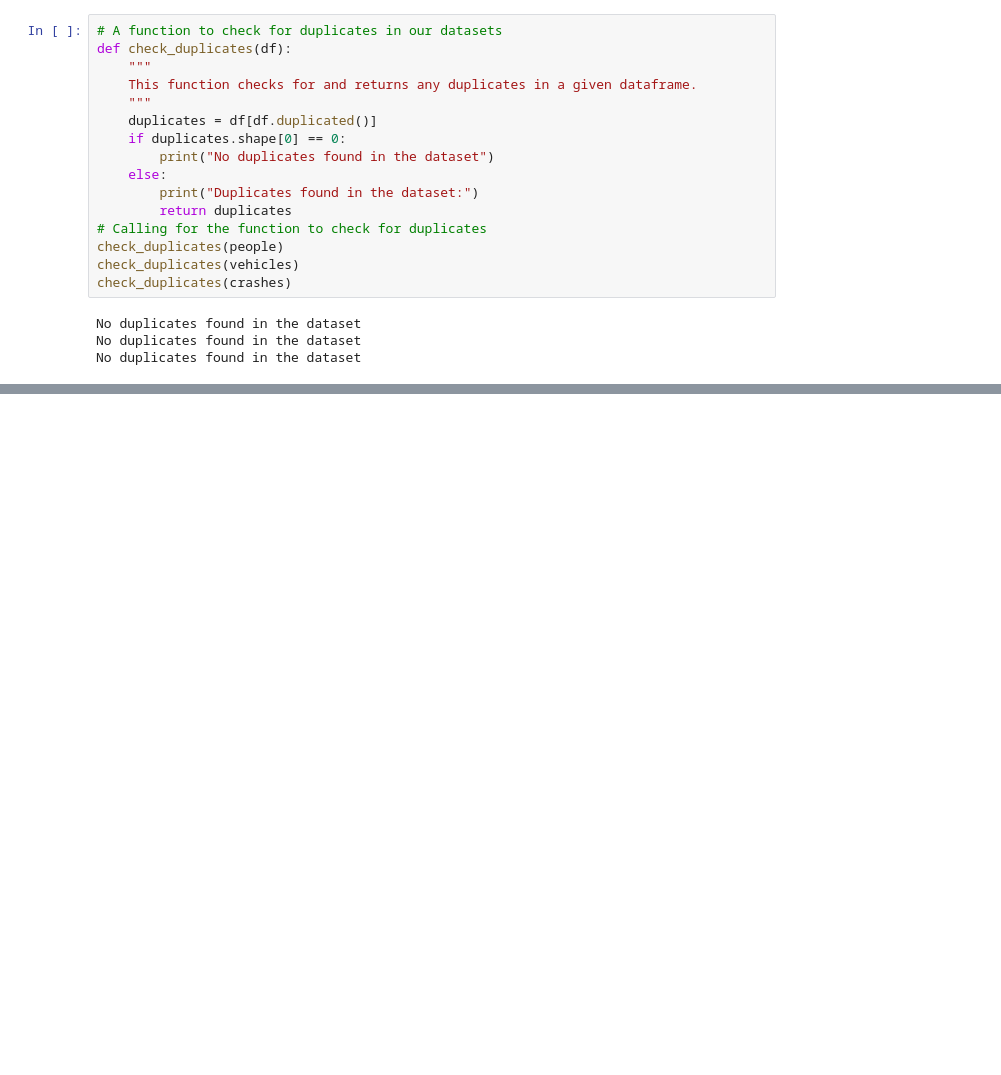
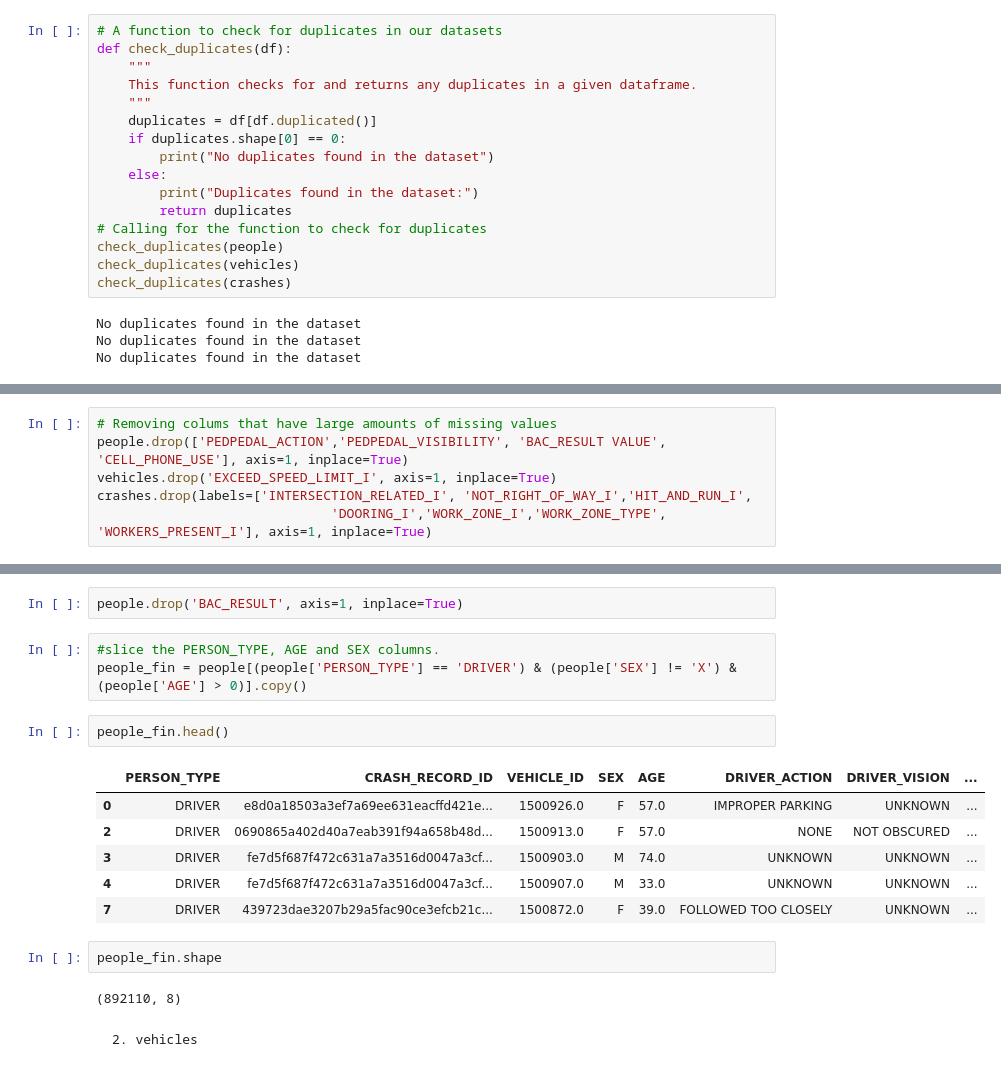
Before and after one commit to Lawez/phase-3-project, a Jupyter notebook: student.ipynb, the cells around one changed output, grey strips where cells are left out. Cells and saved outputs as stored; diff of their text form; blank space fills up the shorter version.

```diff
--- a/student.ipynb
+++ b/student.ipynb
@@ -275,0 +303,6 @@ display(check_missing_values(crashes))
+# %%
+# Removing colums that have large amounts of missing values
+people.drop(['PEDPEDAL_ACTION','PEDPEDAL_VISIBILITY', 'BAC_RESULT VALUE', 'CELL_PHONE_USE'], axis=1, inplace=True)
+vehicles.drop('EXCEED_SPEED_LIMIT_I', axis=1, inplace=True)
+crashes.drop(labels=['INTERSECTION_RELATED_I', 'NOT_RIGHT_OF_WAY_I','HIT_AND_RUN_I',
+                              'DOORING_I','WORK_ZONE_I','WORK_ZONE_TYPE', 'WORKERS_PRESENT_I'], axis=1, inplace=True)
@@ -275,0 +382,20 @@ display(check_missing_values(crashes))
+# %%
+people.drop('BAC_RESULT', axis=1, inplace=True)
+# %%
+#slice the PERSON_TYPE, AGE and SEX columns.
+people_fin = people[(people['PERSON_TYPE'] == 'DRIVER') & (people['SEX'] != 'X') & (people['AGE'] > 0)].copy()
+# %%
+people_fin.head()
+# %% [output]
+|  | PERSON_TYPE | CRASH_RECORD_ID | VEHICLE_ID | SEX | AGE | DRIVER_ACTION | DRIVER_VISION | ... |
+| 0 | DRIVER | e8d0a18503a3ef7a69ee631eacffd421e... | 1500926.0 | F | 57.0 | IMPROPER PARKING | UNKNOWN | ... |
+| 2 | DRIVER | 0690865a402d40a7eab391f94a658b48d... | 1500913.0 | F | 57.0 | NONE | NOT OBSCURED | ... |
+| 3 | DRIVER | fe7d5f687f472c631a7a3516d0047a3cf... | 1500903.0 | M | 74.0 | UNKNOWN | UNKNOWN | ... |
+| 4 | DRIVER | fe7d5f687f472c631a7a3516d0047a3cf... | 1500907.0 | M | 33.0 | UNKNOWN | UNKNOWN | ... |
+| 7 | DRIVER | 439723dae3207b29a5fac90ce3efcb21c... | 1500872.0 | F | 39.0 | FOLLOWED TOO CLOSELY | UNKNOWN | ... |
+# %%
+people_fin.shape
+# %% [output]
+(892110, 8)
+# %% [markdown]
+    2. vehicles
```
Also changed, not shown: parts of 39 cells of this notebook.
